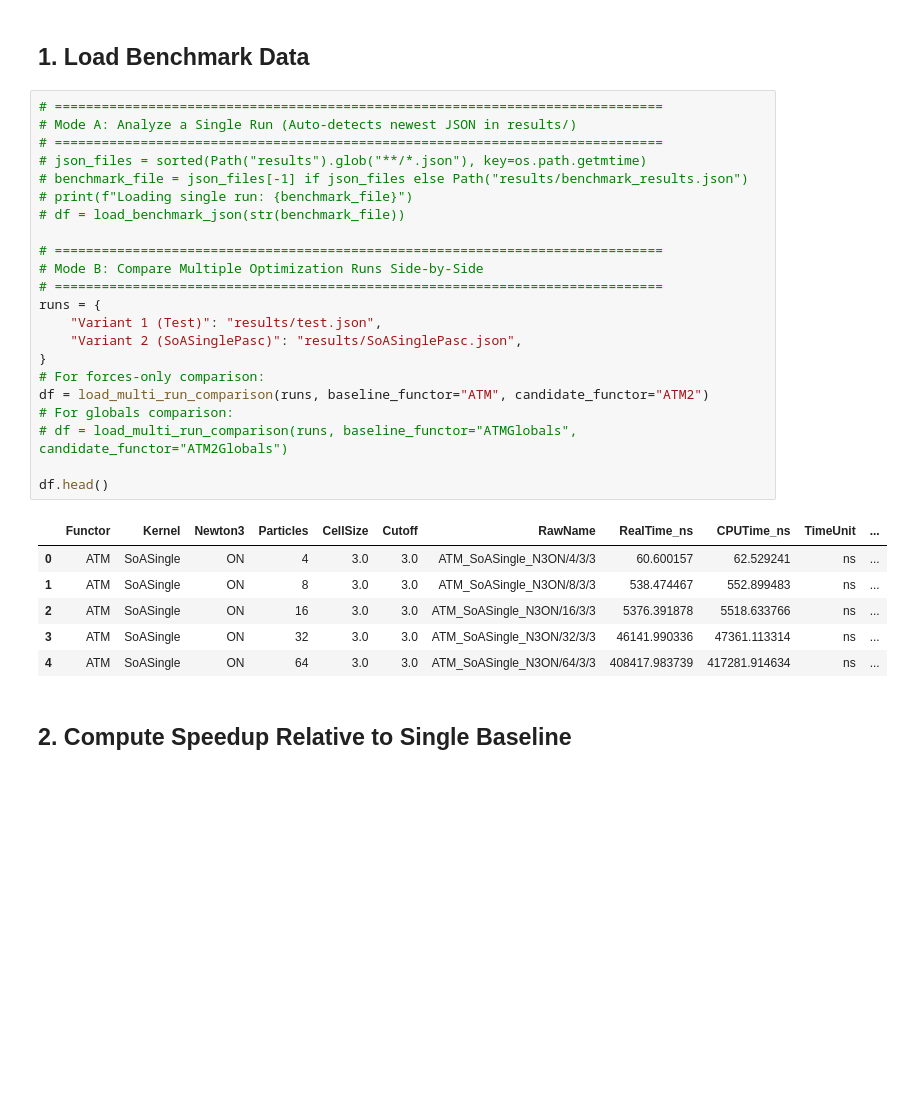
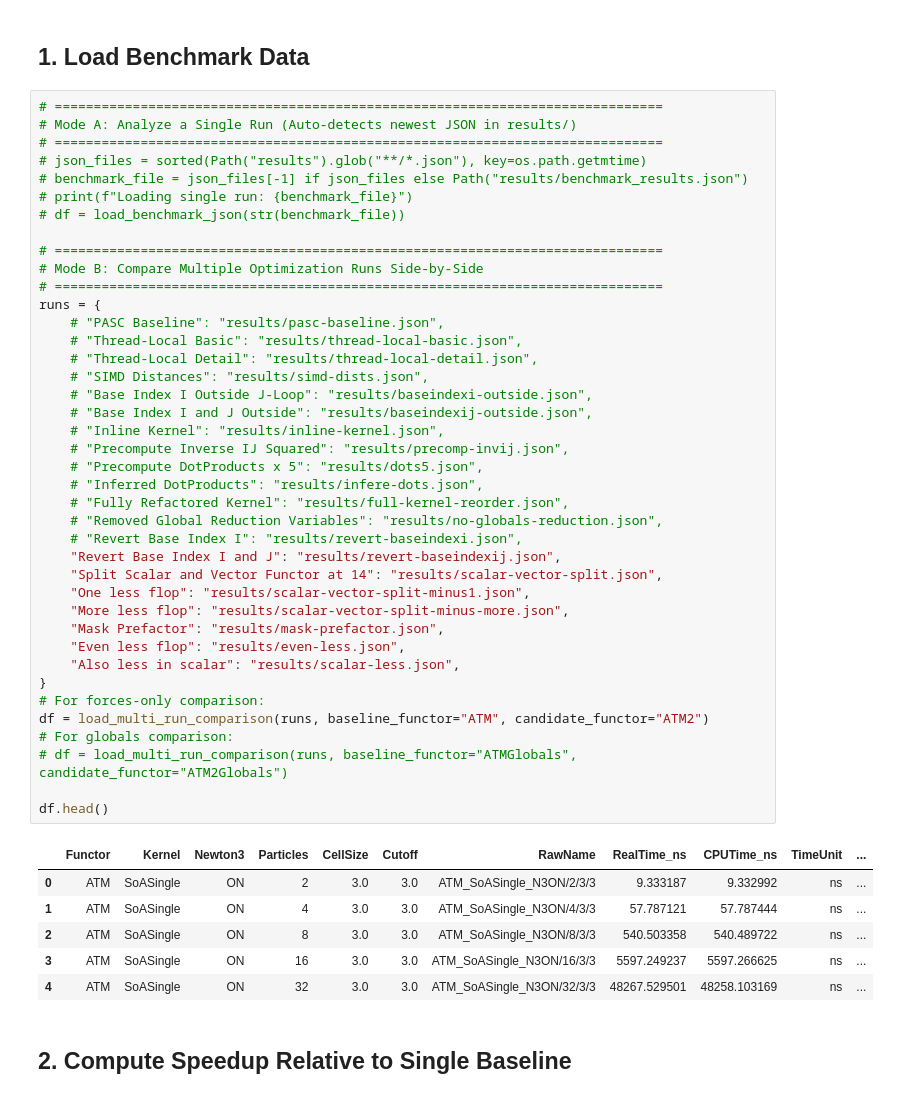
Before and after one commit to AutoPas/AutoPasFunctorBench, a Jupyter notebook: plot_benchmark.ipynb, the cells around one changed output. Drawn from its saved outputs; the diff is of its cells as text; blank space fills up the shorter version.

```diff
--- a/plot_benchmark.ipynb
+++ b/plot_benchmark.ipynb
@@ -25,32 +25,50 @@ from scripts.analyze_benchmarks import (
 # %%
 # ==============================================================================
 # Mode A: Analyze a Single Run (Auto-detects newest JSON in results/)
 # ==============================================================================
 # json_files = sorted(Path("results").glob("**/*.json"), key=os.path.getmtime)
 # benchmark_file = json_files[-1] if json_files else Path("results/benchmark_results.json")
 # print(f"Loading single run: {benchmark_file}")
 # df = load_benchmark_json(str(benchmark_file))
 
 # ==============================================================================
 # Mode B: Compare Multiple Optimization Runs Side-by-Side
 # ==============================================================================
 runs = {
-    "Variant 1 (Test)": "results/test.json",
-    "Variant 2 (SoASinglePasc)": "results/SoASinglePasc.json",
+    # "PASC Baseline": "results/pasc-baseline.json",
+    # "Thread-Local Basic": "results/thread-local-basic.json",
+    # "Thread-Local Detail": "results/thread-local-detail.json",
+    # "SIMD Distances": "results/simd-dists.json",
+    # "Base Index I Outside J-Loop": "results/baseindexi-outside.json",
+    # "Base Index I and J Outside": "results/baseindexij-outside.json",
+    # "Inline Kernel": "results/inline-kernel.json",
+    # "Precompute Inverse IJ Squared": "results/precomp-invij.json",
+    # "Precompute DotProducts x 5": "results/dots5.json",
+    # "Inferred DotProducts": "results/infere-dots.json",
+    # "Fully Refactored Kernel": "results/full-kernel-reorder.json",
+    # "Removed Global Reduction Variables": "results/no-globals-reduction.json",
+    # "Revert Base Index I": "results/revert-baseindexi.json",
+    "Revert Base Index I and J": "results/revert-baseindexij.json",
+    "Split Scalar and Vector Functor at 14": "results/scalar-vector-split.json",
+    "One less flop": "results/scalar-vector-split-minus1.json",
+    "More less flop": "results/scalar-vector-split-minus-more.json",
+    "Mask Prefactor": "results/mask-prefactor.json",
+    "Even less flop": "results/even-less.json",
+    "Also less in scalar": "results/scalar-less.json",
 }
 # For forces-only comparison:
 df = load_multi_run_comparison(runs, baseline_functor="ATM", candidate_functor="ATM2")
 # For globals comparison:
 # df = load_multi_run_comparison(runs, baseline_functor="ATMGlobals", candidate_functor="ATM2Globals")
 
 df.head()
 # %% [output]
 |  | Functor | Kernel | Newton3 | Particles | CellSize | Cutoff | RawName | RealTime_ns | CPUTime_ns | TimeUnit | ... |
-| 0 | ATM | SoASingle | ON | 4 | 3.0 | 3.0 | ATM_SoASingle_N3ON/4/3/3 | 60.600157 | 62.529241 | ns | ... |
-| 1 | ATM | SoASingle | ON | 8 | 3.0 | 3.0 | ATM_SoASingle_N3ON/8/3/3 | 538.474467 | 552.899483 | ns | ... |
-| 2 | ATM | SoASingle | ON | 16 | 3.0 | 3.0 | ATM_SoASingle_N3ON/16/3/3 | 5376.391878 | 5518.633766 | ns | ... |
-| 3 | ATM | SoASingle | ON | 32 | 3.0 | 3.0 | ATM_SoASingle_N3ON/32/3/3 | 46141.990336 | 47361.113314 | ns | ... |
-| 4 | ATM | SoASingle | ON | 64 | 3.0 | 3.0 | ATM_SoASingle_N3ON/64/3/3 | 408417.983739 | 417281.914634 | ns | ... |
+| 0 | ATM | SoASingle | ON | 2 | 3.0 | 3.0 | ATM_SoASingle_N3ON/2/3/3 | 9.333187 | 9.332992 | ns | ... |
+| 1 | ATM | SoASingle | ON | 4 | 3.0 | 3.0 | ATM_SoASingle_N3ON/4/3/3 | 57.787121 | 57.787444 | ns | ... |
+| 2 | ATM | SoASingle | ON | 8 | 3.0 | 3.0 | ATM_SoASingle_N3ON/8/3/3 | 540.503358 | 540.489722 | ns | ... |
+| 3 | ATM | SoASingle | ON | 16 | 3.0 | 3.0 | ATM_SoASingle_N3ON/16/3/3 | 5597.249237 | 5597.266625 | ns | ... |
+| 4 | ATM | SoASingle | ON | 32 | 3.0 | 3.0 | ATM_SoASingle_N3ON/32/3/3 | 48267.529501 | 48258.103169 | ns | ... |
 # %% [markdown]
 ## 2. Compute Speedup Relative to Single Baseline
 # %%
```
Also changed, not shown: parts of 2 cells of this notebook, 4 other files.
